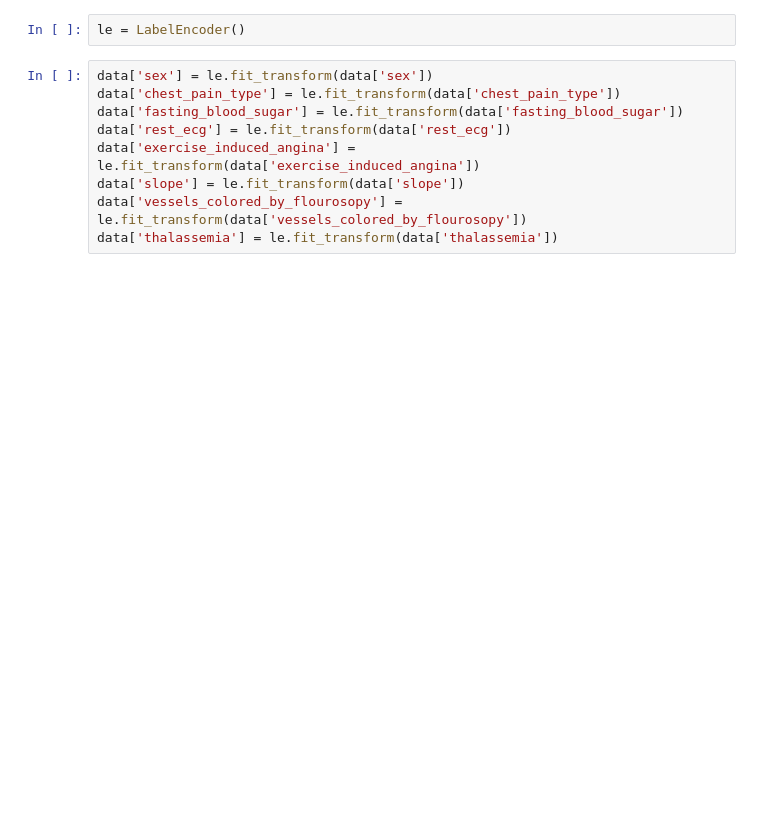
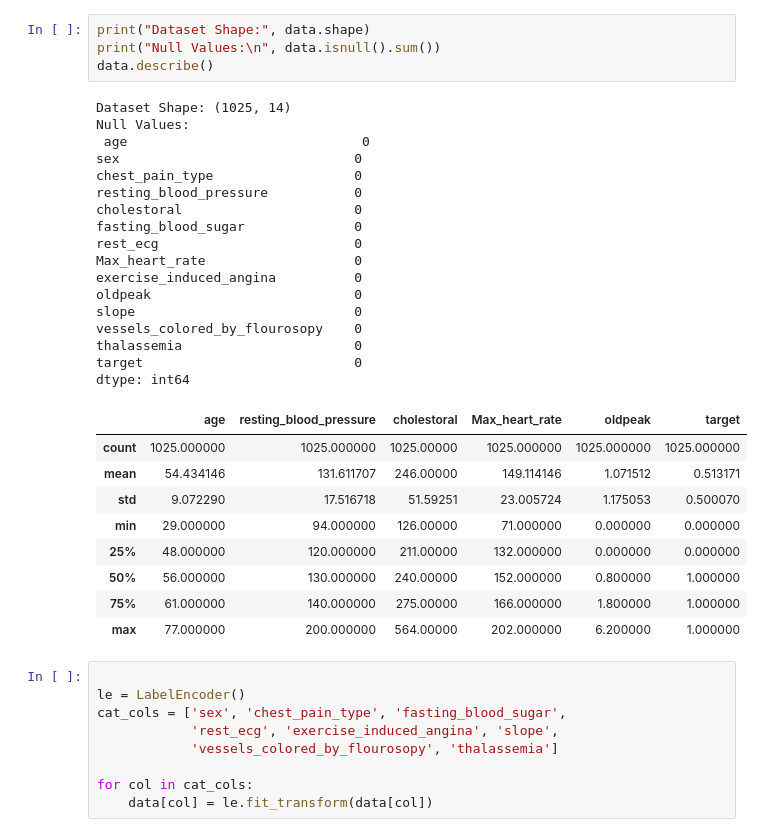
Before and after one commit to Yuva1024/Heart-Disease-Prediction, a Jupyter notebook: HeartDiseasePrediction.ipynb, the cells around one changed output. Cells and saved outputs as stored; diff of their text form; blank space fills up the shorter version.

```diff
--- a/HeartDiseasePrediction.ipynb
+++ b/HeartDiseasePrediction.ipynb
@@ -37,12 +37,41 @@ data.sample(10)
 # %%
-le = LabelEncoder()
+print("Dataset Shape:", data.shape)
+print("Null Values:\n", data.isnull().sum())
+data.describe()
+# %% [output]
+Dataset Shape: (1025, 14)
+Null Values:
+ age                              0
+sex                              0
+chest_pain_type                  0
+resting_blood_pressure           0
+cholestoral                      0
+fasting_blood_sugar              0
+rest_ecg                         0
+Max_heart_rate                   0
+exercise_induced_angina          0
+oldpeak                          0
+slope                            0
+vessels_colored_by_flourosopy    0
+thalassemia                      0
+target                           0
+dtype: int64
+|  | age | resting_blood_pressure | cholestoral | Max_heart_rate | oldpeak | target |
+| count | 1025.000000 | 1025.000000 | 1025.00000 | 1025.000000 | 1025.000000 | 1025.000000 |
+| mean | 54.434146 | 131.611707 | 246.00000 | 149.114146 | 1.071512 | 0.513171 |
+| std | 9.072290 | 17.516718 | 51.59251 | 23.005724 | 1.175053 | 0.500070 |
+| min | 29.000000 | 94.000000 | 126.00000 | 71.000000 | 0.000000 | 0.000000 |
+| 25% | 48.000000 | 120.000000 | 211.00000 | 132.000000 | 0.000000 | 0.000000 |
+| 50% | 56.000000 | 130.000000 | 240.00000 | 152.000000 | 0.800000 | 1.000000 |
+| 75% | 61.000000 | 140.000000 | 275.00000 | 166.000000 | 1.800000 | 1.000000 |
+| max | 77.000000 | 200.000000 | 564.00000 | 202.000000 | 6.200000 | 1.000000 |
 # %%
-data['sex'] = le.fit_transform(data['sex'])
-data['chest_pain_type'] = le.fit_transform(data['chest_pain_type'])
-data['fasting_blood_sugar'] = le.fit_transform(data['fasting_blood_sugar'])
-data['rest_ecg'] = le.fit_transform(data['rest_ecg'])
-data['exercise_induced_angina'] = le.fit_transform(data['exercise_induced_angina'])
-data['slope'] = le.fit_transform(data['slope'])
-data['vessels_colored_by_flourosopy'] = le.fit_transform(data['vessels_colored_by_flourosopy'])
-data['thalassemia'] = le.fit_transform(data['thalassemia'])
+
+le = LabelEncoder()
+cat_cols = ['sex', 'chest_pain_type', 'fasting_blood_sugar',
+            'rest_ecg', 'exercise_induced_angina', 'slope',
+            'vessels_colored_by_flourosopy', 'thalassemia']
+
+for col in cat_cols:
+    data[col] = le.fit_transform(data[col])
 # %%
```
Also changed, not shown: parts of 14 cells of this notebook.
